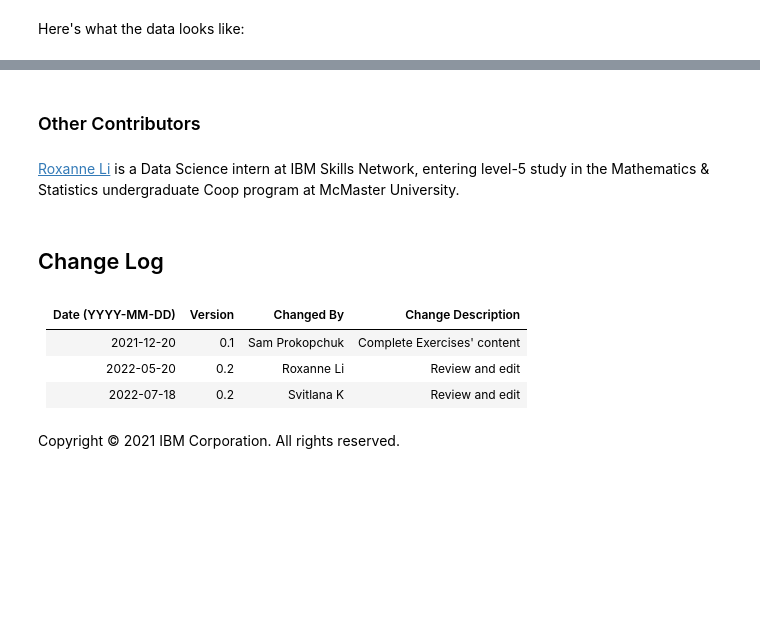
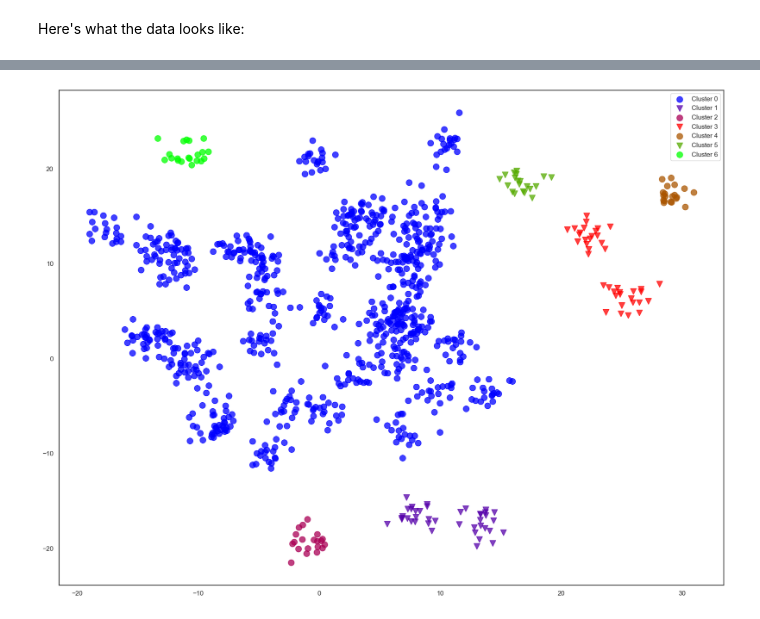
Before and after one commit to jayantverma2809/Learning-AI, a Jupyter notebook: Machine Learning/Clustering/DBSCAN.ipynb, the cells around one changed output, grey strips where cells are left out. Drawn from its saved outputs; the diff is of its cells as text; code cells hidden in the pictures; blank space fills up the shorter version.

Commit message:
update - dbscan

```diff
--- a/Machine Learning/Clustering/DBSCAN.ipynb
+++ b/Machine Learning/Clustering/DBSCAN.ipynb
@@ -146,5 +105,5 @@ Let's begin with a visual example that demonstrates how DBSCAN works.
 
 Load the dataset `grid.csv` into a DataFrame:
 # %%
-df = pd.read_csv('https://cf-courses-data.s3.us.cloud-object-storage.appdomain.cloud/IBM-ML0187EN-SkillsNetwork/labs/module%202/data/example1.csv')
+df = pd.read_csv('example1.csv')
 df.head(n=6)
@@ -212,0 +183,3 @@ df.head()
+# %%
+df = pd.read_csv('012.csv')
+df.head()
@@ -383,0 +403,4 @@ df.head()
+# %%
+df = pd.read_csv('dbscan_example.csv')
+df.to_csv("dbscan_example.csv")
+df.head()
@@ -409,0 +429,4 @@ print(len(set(cluster.labels_) - {1}))
+# %%
+cluster = DBSCAN(eps=4, min_samples=4)
+cluster.fit(df)
+print(len(set(cluster.labels_) - {1}))
@@ -461,14 +449,19 @@ plt.rcParams['figure.figsize'] = plt.rcParamsDefault['figure.figsize']
-# %% [markdown]
-### Other Contributors
-# %% [markdown]
-[Roxanne Li](https://www.linkedin.com/in/roxanne-li/?utm_medium=Exinfluencer&utm_source=Exinfluencer&utm_content=000026UJ&utm_term=10006555&utm_id=NA-SkillsNetwork-Channel-SkillsNetworkCoursesIBMML0187ENSkillsNetwork821-2023-01-01) is a Data Science intern at IBM Skills Network, entering level-5 study in the Mathematics & Statistics undergraduate Coop program at McMaster University.
-# %% [markdown]
-## Change Log
-# %% [markdown]
-|Date (YYYY-MM-DD)|Version|Changed By|Change Description|
-|-|-|-|-|
-|2021-12-20|0.1|Sam Prokopchuk|Complete Exercises' content|
-|2022-05-20|0.2|Roxanne Li|Review and edit|
-|2022-07-18|0.2|Svitlana K |Review and edit|
-# %% [markdown]
-Copyright © 2021 IBM Corporation. All rights reserved.
+# %%
+plt.rcParams['figure.figsize'] = (20,15)
+unique_labels = set(cluster.labels_)
+n_labels = len(unique_labels)
+cmap = plt.cm.get_cmap('brg', n_labels)
+for l in unique_labels:
+    plt.scatter(
+        df['x'][cluster.labels_ == l],
+        df['y'][cluster.labels_ == l],
+        c=[cmap(l)],
+        marker='ov'[l%2],
+        alpha=0.75,
+        s=100,
+        label=f'Cluster {l}' if l >= 0 else 'Noise')
+plt.legend(bbox_to_anchor=[1, 1])
+plt.show()
+plt.rcParams['figure.figsize'] = plt.rcParamsDefault['figure.figsize']
+# %% [output]
+[figure, added]
```
Also changed, not shown: parts of 42 cells of this notebook, 3 other files.
